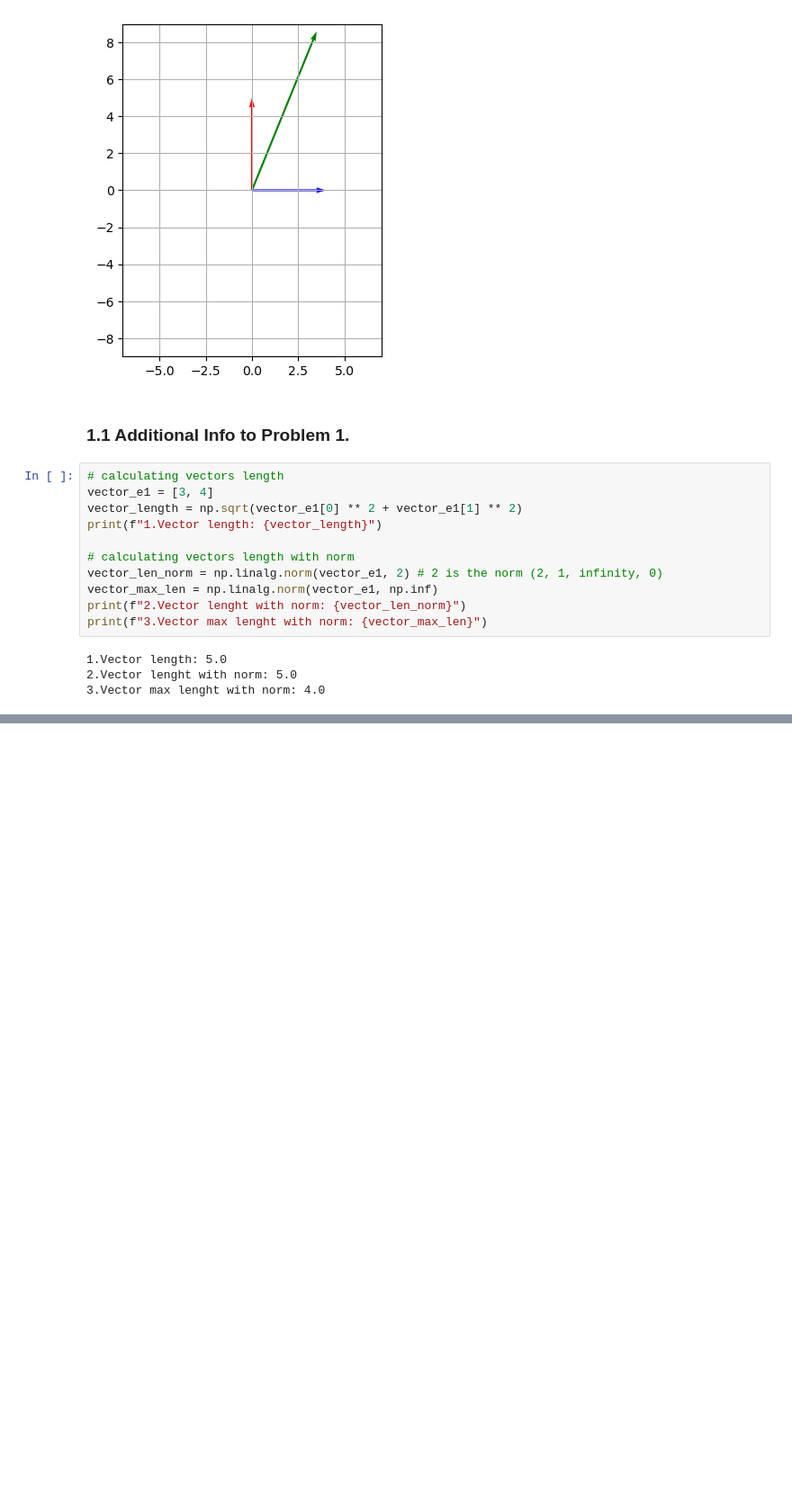
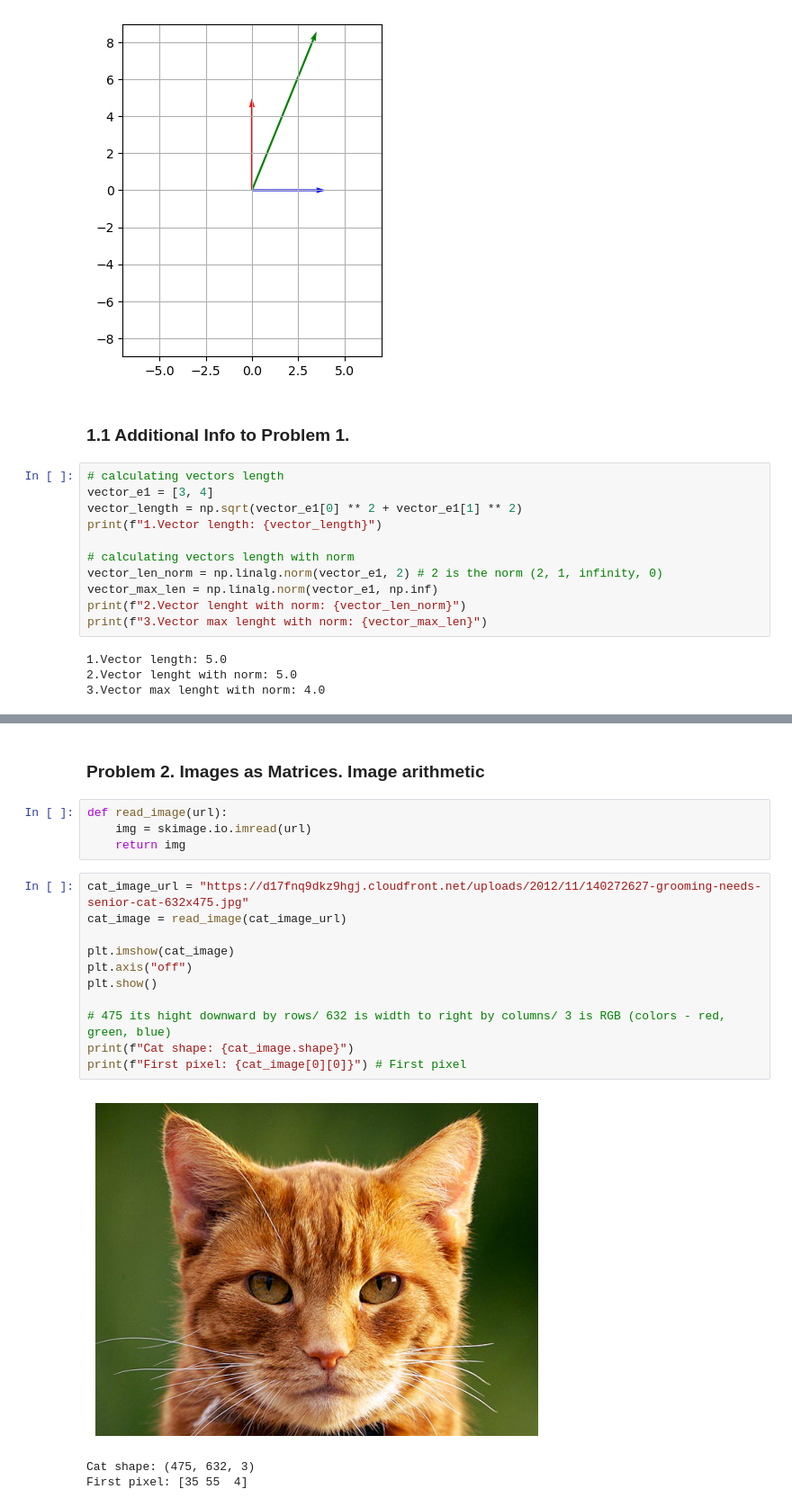
Before and after one commit to GeorgiKyshenko/Math-Concepts-with-Python, a Jupyter notebook: 03.Linear Algebra Exercises.ipynb, the cells around one changed output, grey strips where cells are left out. Shown at 90% size. Drawn from its saved outputs; the diff is of its cells as text; blank space fills up the shorter version.

```diff
--- a/03.Linear Algebra Exercises.ipynb
+++ b/03.Linear Algebra Exercises.ipynb
@@ -137,0 +148,21 @@ x = np.random.randint(1, 100, size = 50000)
+# %% [markdown]
+### Problem 2. Images as Matrices. Image arithmetic
+# %%
+def read_image(url):
+    img = skimage.io.imread(url)
+    return img
+# %%
+cat_image_url = "https://d17fnq9dkz9hgj.cloudfront.net/uploads/2012/11/140272627-grooming-needs-senior-cat-632x475.jpg"
+cat_image = read_image(cat_image_url)
+
+plt.imshow(cat_image)
+plt.axis("off")
+plt.show()
+
+# 475 its hight downward by rows/ 632 is width to right by columns/ 3 is RGB (colors - red, green, blue)
+print(f"Cat shape: {cat_image.shape}")
+print(f"First pixel: {cat_image[0][0]}") # First pixel
+# %% [output]
+[figure, added]
+Cat shape: (475, 632, 3)
+First pixel: [35 55  4]
```
Also changed, not shown: parts of 20 cells of this notebook.
